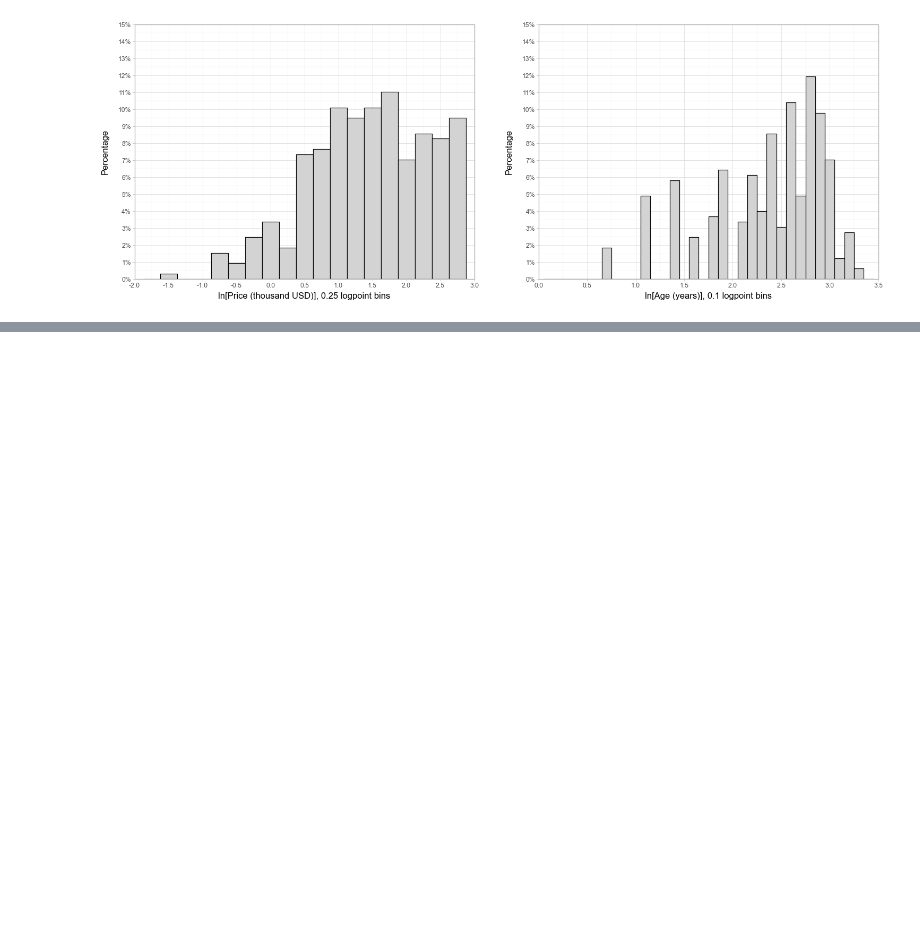
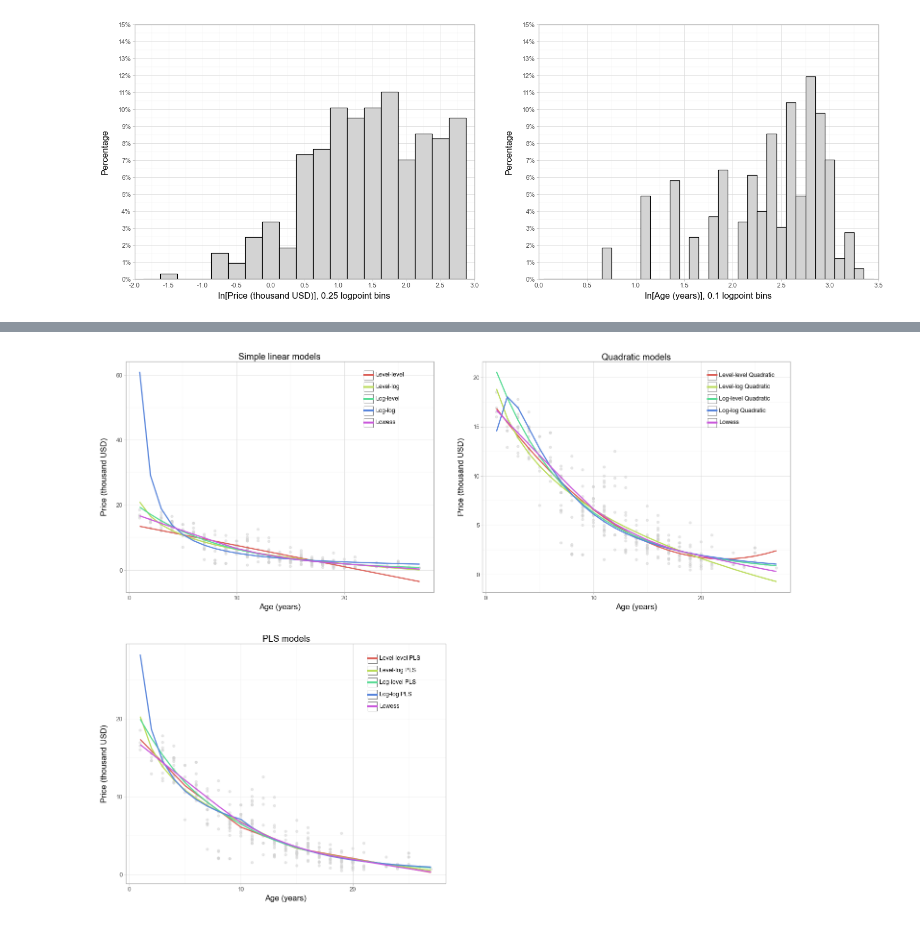
Before and after one commit to marton-nagy-marton/Coding1_assignment1, a Jupyter notebook: Matyas_Kovacs-Marton_Nagy_Coding1_HA1.ipynb, the cells around one changed output, grey strips where cells are left out. Cells and saved outputs as stored; diff of their text form; code cells hidden in the pictures; blank space fills up the shorter version.

```diff
--- a/Matyas_Kovacs-Marton_Nagy_Coding1_HA1.ipynb
+++ b/Matyas_Kovacs-Marton_Nagy_Coding1_HA1.ipynb
@@ -336,0 +560,18 @@ combined.savefig()
+# %%
+columns = ['Level-level','Level-log','Log-level','Log-log',
+           'Level-level Quadratic','Level-log Quadratic','Log-level Quadratic','Log-log Quadratic',
+           'Level-level PLS','Level-log PLS','Log-level PLS', 'Log-log PLS'
+          ]
+pred_dict = {}
+pred_dict['age'] = list(chicago['age'])
+i = 0
+for reg in regs:
+    if 'Log-' in columns[i]:
+        residual_variance = np.var(list(reg.resid))
+        pred_dict[columns[i]] = [np.exp(x)*np.exp(residual_variance/2) for x in list(reg.get_prediction().summary_frame()['mean'])]
+    else:
+        pred_dict[columns[i]] = list(reg.get_prediction().summary_frame()['mean'])
+    i += 1
+
+pred_df = pd.DataFrame(pred_dict)
+pred_df['Lowess'] = list(sm.nonparametric.lowess(chicago['price'], chicago['age'], frac=0.66, return_sorted=False))
@@ -336,0 +596,70 @@ combined.savefig()
+# %%
+pw.basefigure.clear()
+p1 = (
+    ggplot(pred_df.melt(id_vars='age').query("~variable.str.contains('PLS|Quadratic')"))
+    + aes(x = 'age', y = 'value', color = 'variable')
+    + geom_point(
+        aes(x = 'age', y = 'price'),
+        data = chicago,
+        color = 'lightgrey',
+        alpha = 0.5
+    )
+    + geom_line(size = 1)
+    + theme_light()
+    + theme(
+        legend_position=(0.85, 0.85),
+        legend_title=element_blank(),
+        legend_background=element_blank(),
+    )
+    + labs(x = 'Age (years)', y = 'Price (thousand USD)', title = 'Simple linear models')
+)
+
+p2 = (
+    ggplot(pred_df.melt(id_vars='age').query("variable.str.contains('Quadratic|Lowess')"))
+    + aes(x = 'age', y = 'value', color = 'variable')
+    + geom_point(
+        aes(x = 'age', y = 'price'),
+        data = chicago,
+        color = 'lightgrey',
+        alpha = 0.5
+    )
+    + geom_line(size = 1)
+    + theme_light()
+    + theme(
+        legend_position=(0.85, 0.85),
+        legend_title=element_blank(),
+        legend_background=element_blank(),
+    )
+    + labs(x = 'Age (years)', y = 'Price (thousand USD)', title = 'Quadratic models')
+)
+
+p3 = (
+    ggplot(pred_df.melt(id_vars='age').query("variable.str.contains('PLS|Lowess')"))
+    + aes(x = 'age', y = 'value', color = 'variable')
+    + geom_point(
+        aes(x = 'age', y = 'price'),
+        data = chicago,
+        color = 'lightgrey',
+        alpha = 0.5
+    )
+    + geom_line(size = 1)
+    + theme_light()
+    + theme(
+        legend_position=(0.85, 0.85),
+        legend_title=element_blank(),
+        legend_background=element_blank(),
+    )
+    + labs(x = 'Age (years)', y = 'Price (thousand USD)', title = 'PLS models')
+)
+
+p4 = ggplot(chicago)+theme_void()
+
+p1 = pw.load_ggplot(p1)
+p2 = pw.load_ggplot(p2)
+p3 = pw.load_ggplot(p3)
+p4 = pw.load_ggplot(p4)
+
+combined = (p1|p2)/(p3|p4)
+combined.savefig()
+# %% [output]
+[figure, added]
```
Also changed, not shown: parts of 29 cells of this notebook.
